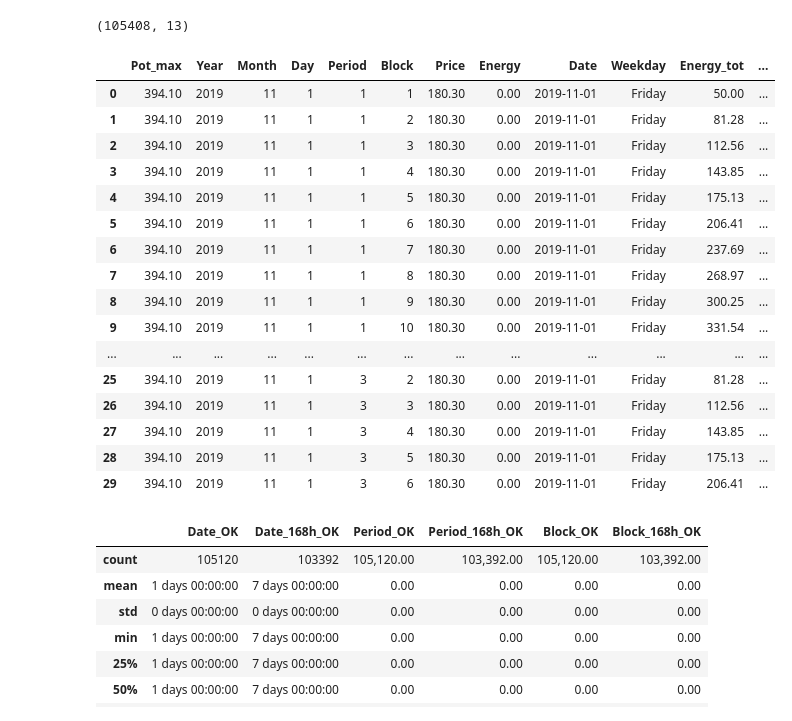
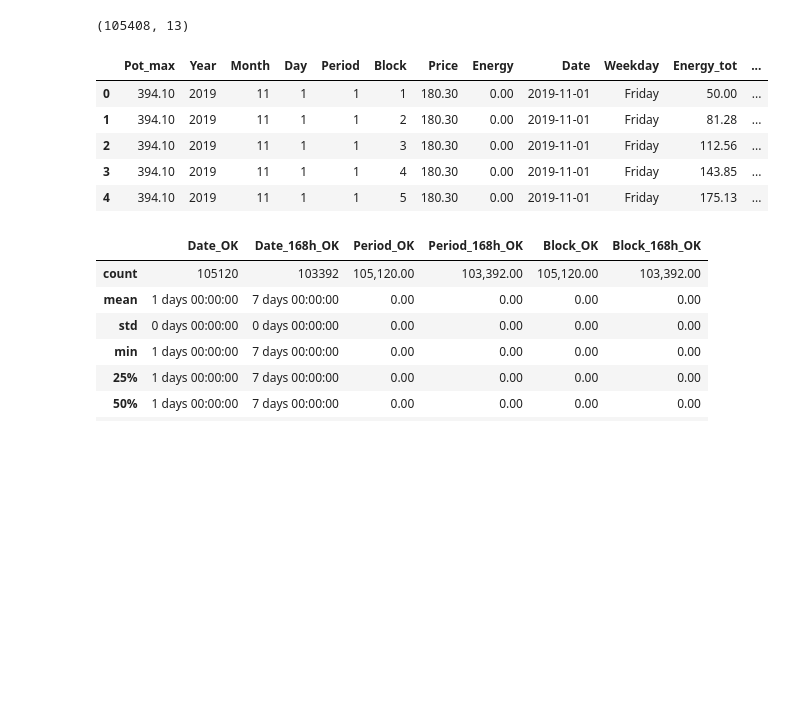
Before and after one commit to luisdelpozo/TFM, a Jupyter notebook: 10_CC_PALOS1_base.ipynb, the cells around one changed output. Drawn from its saved outputs; the diff is of its cells as text; code cells hidden in the pictures; blank space fills up the shorter version.

```diff
--- a/10_CC_PALOS1_base.ipynb
+++ b/10_CC_PALOS1_base.ipynb
@@ -1525,25 +1531,14 @@ df_tot_lagT['Date_168h'] = df_tot_lagT['Date'].shift(periods=time_lag2*num_block
 df_tot_lagT['Period_168h'] = df_tot_lagT['Period'].shift(periods=time_lag2*num_blocks)
 df_tot_lagT['Block_168h'] = df_tot_lagT['Block'].shift(periods=time_lag2*num_blocks)
 # %%
-df_tot_lagT.head(30)
+df_tot_lagT.head()
 # %% [output]
 |  | Pot_max | Year | Month | Day | Period | Block | Price | Energy | Date | Weekday | Energy_tot | ... |
 | 0 | 394.10 | 2019 | 11 | 1 | 1 | 1 | 180.30 | 0.00 | 2019-11-01 | Friday | 50.00 | ... |
 | 1 | 394.10 | 2019 | 11 | 1 | 1 | 2 | 180.30 | 0.00 | 2019-11-01 | Friday | 81.28 | ... |
 | 2 | 394.10 | 2019 | 11 | 1 | 1 | 3 | 180.30 | 0.00 | 2019-11-01 | Friday | 112.56 | ... |
 | 3 | 394.10 | 2019 | 11 | 1 | 1 | 4 | 180.30 | 0.00 | 2019-11-01 | Friday | 143.85 | ... |
 | 4 | 394.10 | 2019 | 11 | 1 | 1 | 5 | 180.30 | 0.00 | 2019-11-01 | Friday | 175.13 | ... |
-| 5 | 394.10 | 2019 | 11 | 1 | 1 | 6 | 180.30 | 0.00 | 2019-11-01 | Friday | 206.41 | ... |
-| 6 | 394.10 | 2019 | 11 | 1 | 1 | 7 | 180.30 | 0.00 | 2019-11-01 | Friday | 237.69 | ... |
-| 7 | 394.10 | 2019 | 11 | 1 | 1 | 8 | 180.30 | 0.00 | 2019-11-01 | Friday | 268.97 | ... |
-| 8 | 394.10 | 2019 | 11 | 1 | 1 | 9 | 180.30 | 0.00 | 2019-11-01 | Friday | 300.25 | ... |
-| 9 | 394.10 | 2019 | 11 | 1 | 1 | 10 | 180.30 | 0.00 | 2019-11-01 | Friday | 331.54 | ... |
-| ... | ... | ... | ... | ... | ... | ... | ... | ... | ... | ... | ... | ... |
-| 25 | 394.10 | 2019 | 11 | 1 | 3 | 2 | 180.30 | 0.00 | 2019-11-01 | Friday | 81.28 | ... |
-| 26 | 394.10 | 2019 | 11 | 1 | 3 | 3 | 180.30 | 0.00 | 2019-11-01 | Friday | 112.56 | ... |
-| 27 | 394.10 | 2019 | 11 | 1 | 3 | 4 | 180.30 | 0.00 | 2019-11-01 | Friday | 143.85 | ... |
-| 28 | 394.10 | 2019 | 11 | 1 | 3 | 5 | 180.30 | 0.00 | 2019-11-01 | Friday | 175.13 | ... |
-| 29 | 394.10 | 2019 | 11 | 1 | 3 | 6 | 180.30 | 0.00 | 2019-11-01 | Friday | 206.41 | ... |
 # %%
 #Checking that the shift operation has been done OK
 
```
Also changed, not shown: parts of 199 cells of this notebook.
